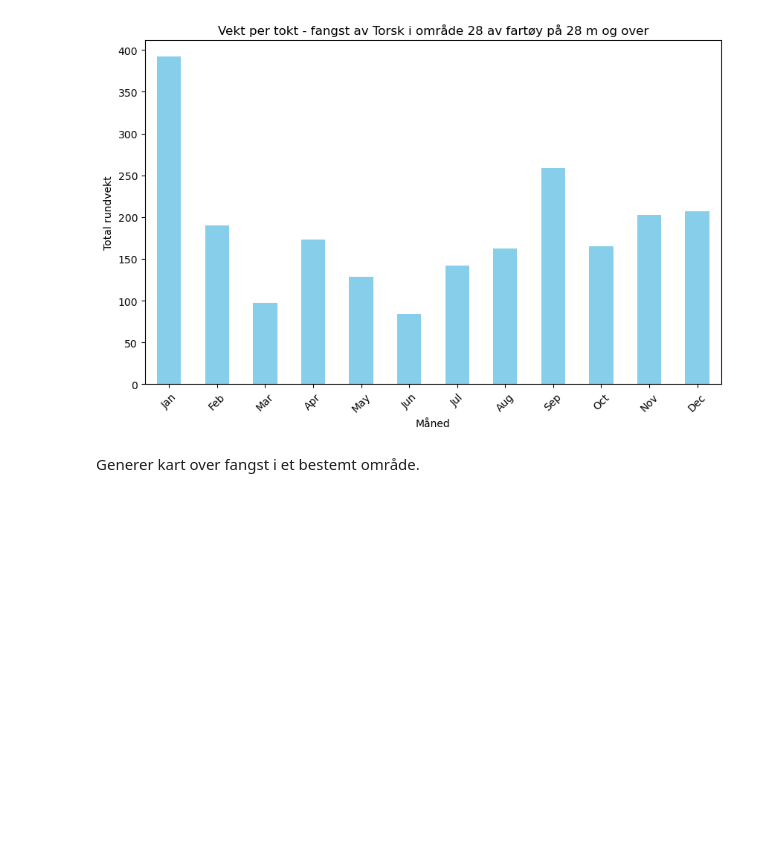
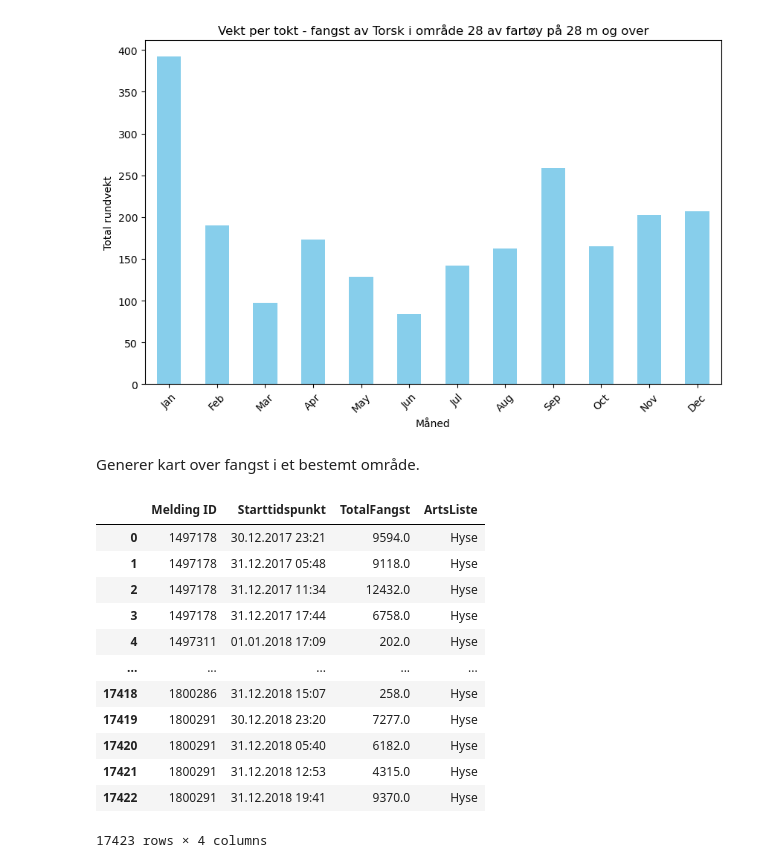
Before and after one commit to tmongstad/INFO284, a Jupyter notebook: fiskelokasjoner.ipynb, the cells around one changed output. Cells and saved outputs as stored; diff of their text form; code cells hidden in the pictures; blank space fills up the shorter version.

```diff
--- a/fiskelokasjoner.ipynb
+++ b/fiskelokasjoner.ipynb
@@ -138,3 +138,30 @@ for index, row in df.iterrows():
 
 # Display the map
 m.save('fishing_map.html')
+# %%
+# Samle data om tokter der meldingsID er lik og starttidspunkt er lik
+aggregated_trips = filtered_df.groupby(['Melding ID', 'Starttidspunkt']).agg({
+    'Rundvekt': 'sum',  # Sum the total catch weight for each trip
+    'Art - FDIR': lambda x: ', '.join(x.astype(str).unique()),  # Join unique species names
+    # Add other columns as needed, specifying how to aggregate each
+}).reset_index()
+
+# Renaming columns for clarity if necessary
+aggregated_trips.rename(columns={'Rundvekt': 'TotalFangst', 'Art - FDIR': 'ArtsListe'}, inplace=True)
+
+# Display the aggregated DataFrame
+aggregated_trips
+# %% [output]
+|  | Melding ID | Starttidspunkt | TotalFangst | ArtsListe |
+| 0 | 1497178 | 30.12.2017 23:21 | 9594.0 | Hyse |
+| 1 | 1497178 | 31.12.2017 05:48 | 9118.0 | Hyse |
+| 2 | 1497178 | 31.12.2017 11:34 | 12432.0 | Hyse |
+| 3 | 1497178 | 31.12.2017 17:44 | 6758.0 | Hyse |
+| 4 | 1497311 | 01.01.2018 17:09 | 202.0 | Hyse |
+| ... | ... | ... | ... | ... |
+| 17418 | 1800286 | 31.12.2018 15:07 | 258.0 | Hyse |
+| 17419 | 1800291 | 30.12.2018 23:20 | 7277.0 | Hyse |
+| 17420 | 1800291 | 31.12.2018 05:40 | 6182.0 | Hyse |
+| 17421 | 1800291 | 31.12.2018 12:53 | 4315.0 | Hyse |
+| 17422 | 1800291 | 31.12.2018 19:41 | 9370.0 | Hyse |
+17423 rows × 4 columns
```
Also changed, not shown: parts of 2 cells of this notebook, 12 other files.
